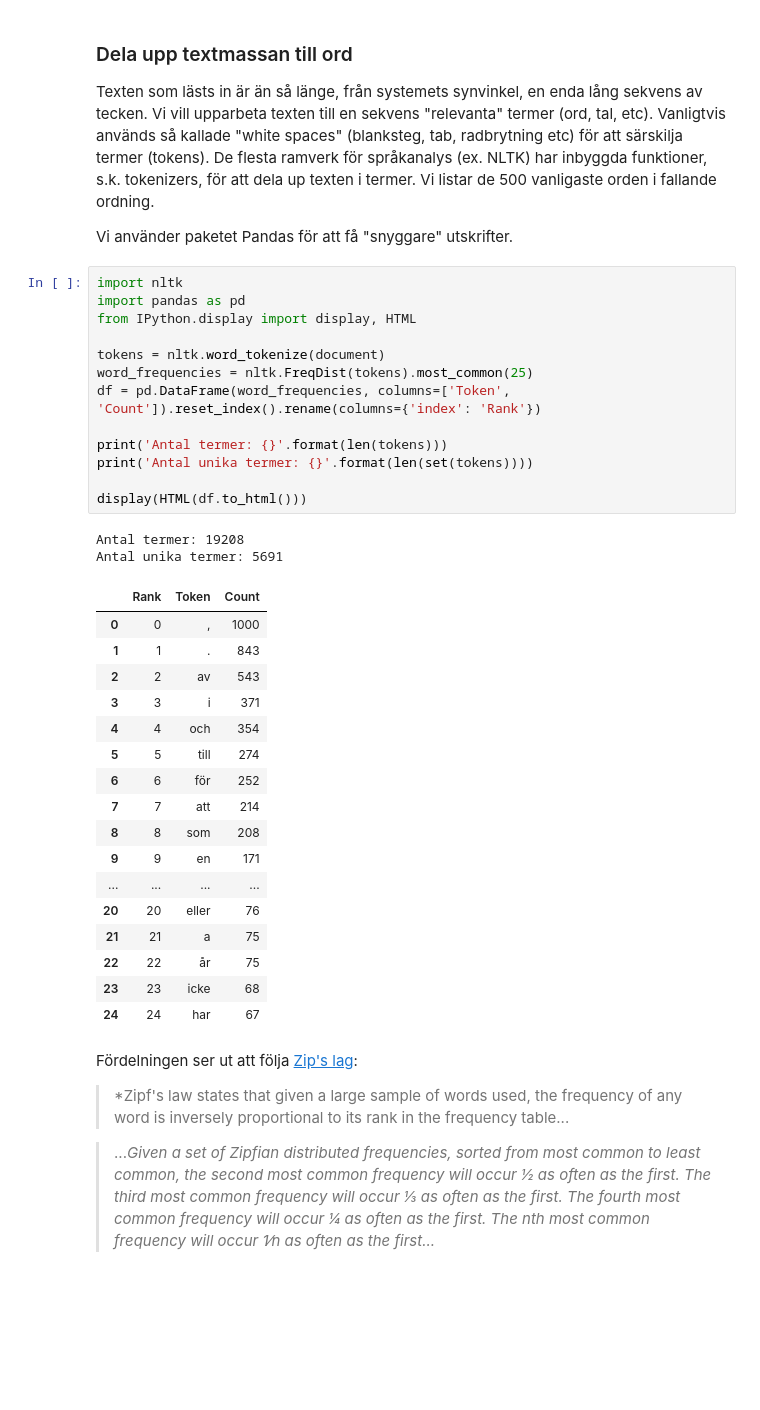
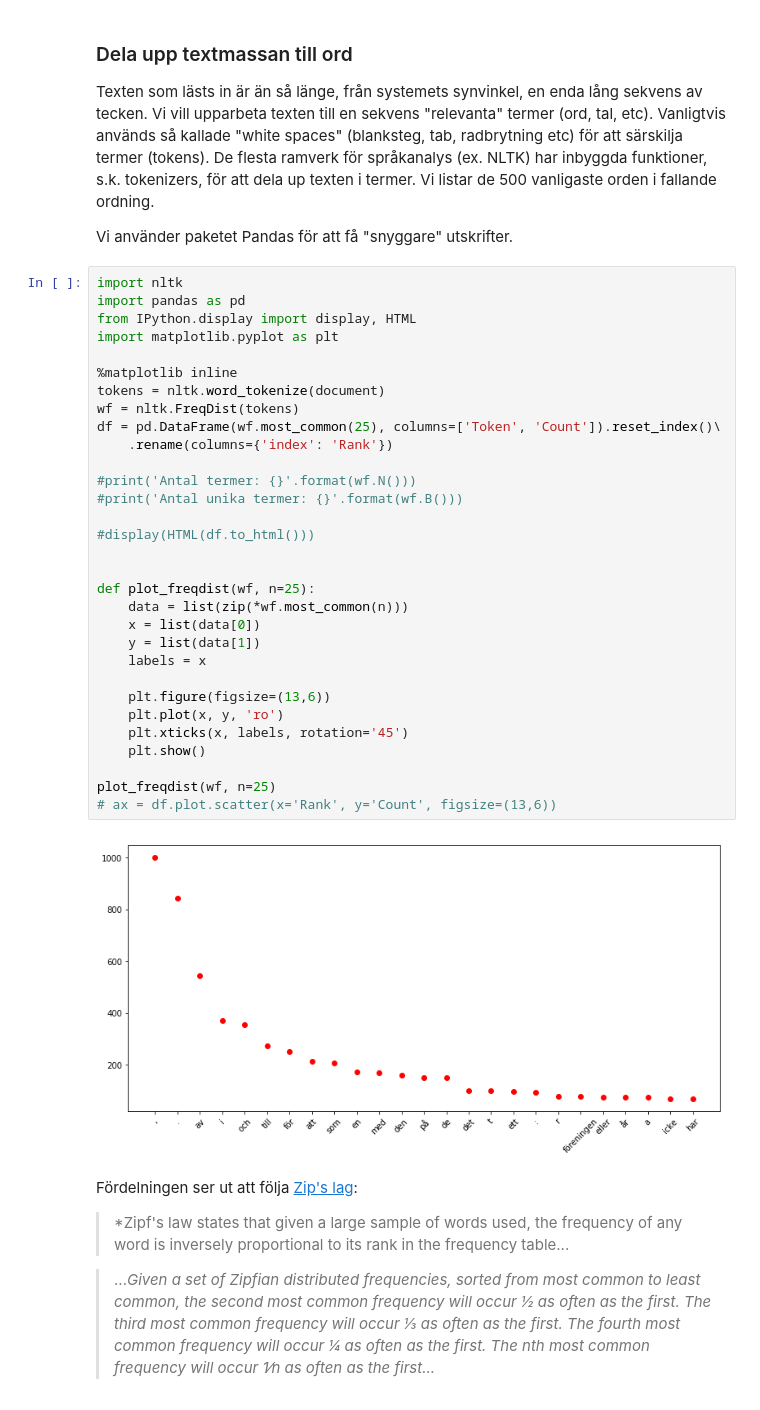
Before and after one commit to humlab/daedalus_text_analysis, a Jupyter notebook: workshop/3_text_corpus_processing.ipynb, the cells around one changed output. Saved outputs shown, nothing was run; the diff lists cells and outputs as text; blank space fills up the shorter version.

```diff
--- a/workshop/3_text_corpus_processing.ipynb
+++ b/workshop/3_text_corpus_processing.ipynb
@@ -293,36 +349,36 @@ Vi använder paketet Pandas för att få "snyggare" utskrifter.
 # %%
 import nltk
 import pandas as pd
 from IPython.display import display, HTML
+import matplotlib.pyplot as plt
 
+%matplotlib inline
 tokens = nltk.word_tokenize(document)
-word_frequencies = nltk.FreqDist(tokens).most_common(25)
-df = pd.DataFrame(word_frequencies, columns=['Token', 'Count']).reset_index().rename(columns={'index': 'Rank'})
+wf = nltk.FreqDist(tokens)
+df = pd.DataFrame(wf.most_common(25), columns=['Token', 'Count']).reset_index()\
+    .rename(columns={'index': 'Rank'})
 
-print('Antal termer: {}'.format(len(tokens)))
-print('Antal unika termer: {}'.format(len(set(tokens))))
+#print('Antal termer: {}'.format(wf.N()))
+#print('Antal unika termer: {}'.format(wf.B()))
 
-display(HTML(df.to_html()))
+#display(HTML(df.to_html()))
+
+
+def plot_freqdist(wf, n=25):
+    data = list(zip(*wf.most_common(n)))
+    x = list(data[0])
+    y = list(data[1])
+    labels = x
+
+    plt.figure(figsize=(13,6))
+    plt.plot(x, y, 'ro')
+    plt.xticks(x, labels, rotation='45')
+    plt.show()
+
+plot_freqdist(wf, n=25)
+# ax = df.plot.scatter(x='Rank', y='Count', figsize=(13,6))
 # %% [output]
-Antal termer: 19208
-Antal unika termer: 5691
-|  | Rank | Token | Count |
-| 0 | 0 | , | 1000 |
-| 1 | 1 | . | 843 |
-| 2 | 2 | av | 543 |
-| 3 | 3 | i | 371 |
-| 4 | 4 | och | 354 |
-| 5 | 5 | till | 274 |
-| 6 | 6 | för | 252 |
-| 7 | 7 | att | 214 |
-| 8 | 8 | som | 208 |
-| 9 | 9 | en | 171 |
-| ... | ... | ... | ... |
-| 20 | 20 | eller | 76 |
-| 21 | 21 | a | 75 |
-| 22 | 22 | år | 75 |
-| 23 | 23 | icke | 68 |
-| 24 | 24 | har | 67 |
+[figure, added]
 # %% [markdown]
 Fördelningen ser ut att följa [Zip's lag](https://simple.wikipedia.org/wiki/Zipf%27s_law):
 > *Zipf's law states that given a large sample of words used, the frequency of any word is inversely proportional to its rank in the frequency table...
```
Also changed, not shown: parts of 7 cells of this notebook, 6 other files.
